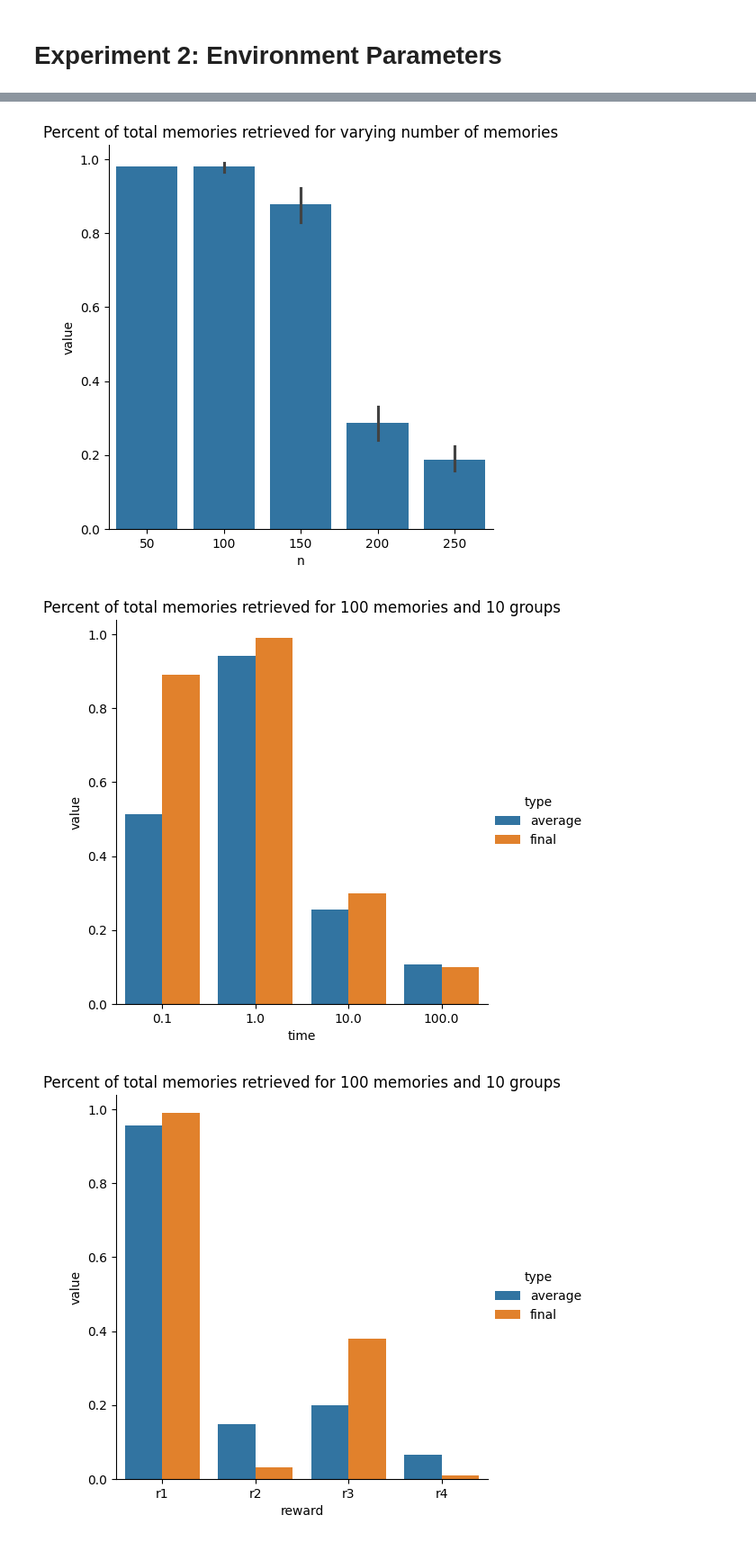
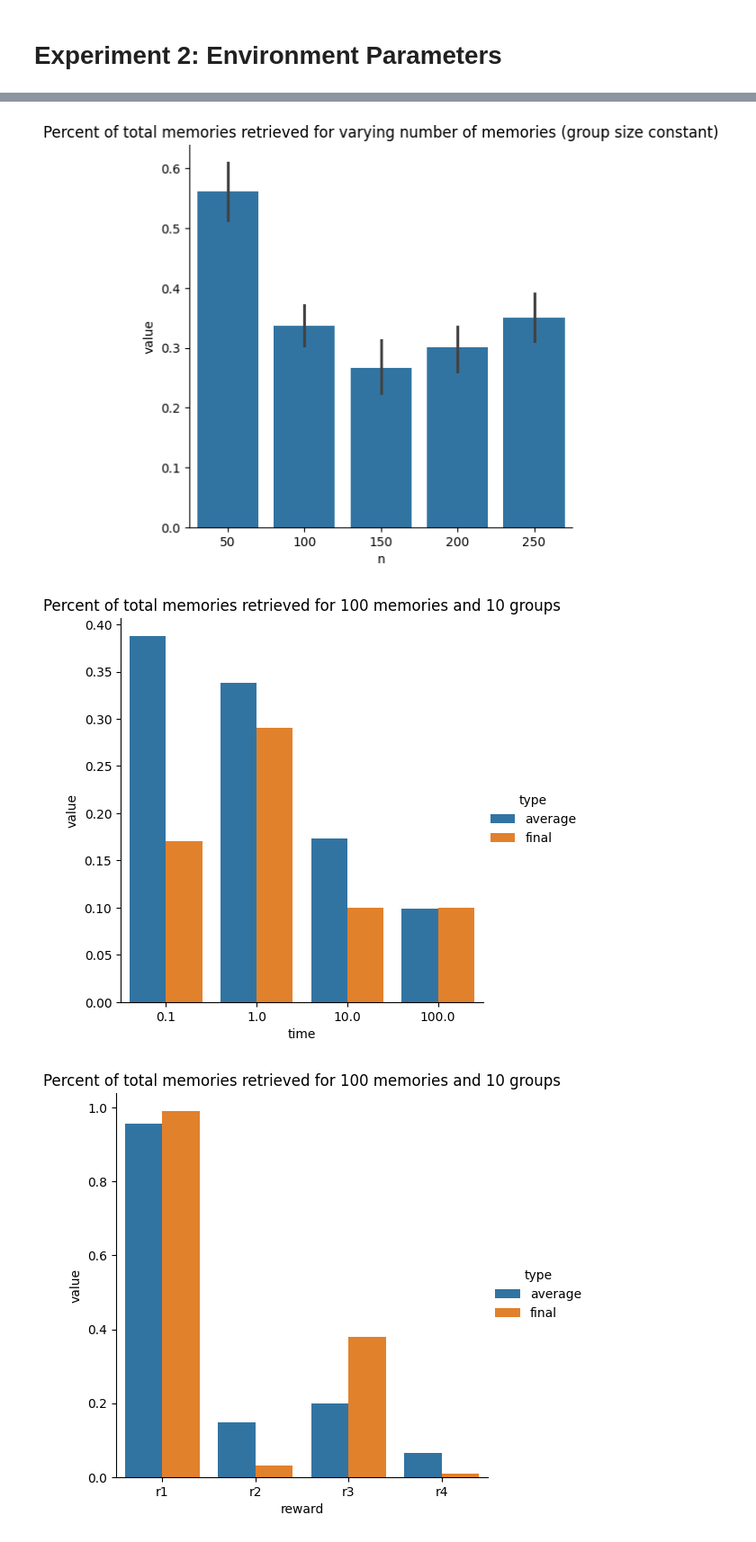
Before and after one commit to UWCCDL/OGM, a Jupyter notebook: ogm_model_code/analysis.ipynb, the cells around one changed output, grey strips where cells are left out. Shown at 90% size. Drawn from its saved outputs; the diff is of its cells as text; code cells hidden in the pictures.

Commit message:
Implemented higher trauma activation

```diff
--- a/ogm_model_code/analysis.ipynb
+++ b/ogm_model_code/analysis.ipynb
@@ -7,2 +7,5 @@ import model
 # %% [markdown]
 # Experiment 1: Agent Parameters
+# %%
+default_rewards = {i: 1 for i in range(100)}
+default_rewards[0] = -10
@@ -8,0 +17,8 @@ import model
+# %%
+environment = model.Memory(100, 20, default_rewards, trauma_active=100)
+agent = model.Agent()
+test = model.Simulator(agent, environment)
+test.run(20, 99, decay=False, print_message=True)
+for trial in test.record:
+    print(len(trial))
+print(agent.vtable)
@@ -52,7 +84,7 @@ def exp_2(n, groups, max_length, runs=100, time=0.1, rewards=None):
     if rewards is None:
         rewards = {i: 1 for i in range(n)}
         rewards[0] = -10
-    environment = model.Memory(n, groups, 99, rewards)
+    environment = model.Memory(n, groups, rewards)
     test = model.Simulator(agent, environment)
     test.run(runs, max_length, time=time)
     retrieval_length = [len(trial) for trial in test.record]
@@ -86,20 +118,22 @@ sns.catplot(data=pd.DataFrame(data), x="n", y="value", kind="bar")
 plt.title(f"Percent of total memories retrieved for varying number of memories (group size constant)")
 plt.show()
 # %% [output]
-[figure, old version]
+[figure, new version]
 # %%
 data = []
 n = 100
 groups = 10
 for t in [0.1, 1, 10, 100]:
-    avg, final = exp_2(n, groups, max_length=n - 1, time=t)
+    lengths = exp_2(n, groups, max_length=n - 1, time=t)
+    avg = np.mean(lengths)
+    final = lengths[-1]
     data.append({"time": t, "type": "average", "value": avg / n})
     data.append({"time": t, "type": "final", "value": final / n})
 sns.catplot(data=pd.DataFrame(data), x="time", y="value", hue="type", kind="bar")
 plt.title(f"Percent of total memories retrieved for {n} memories and {groups} groups")
 plt.show()
 # %% [output]
-[figure, old version]
+[figure, new version]
 # %%
 data = []
 groups = 10
```
Also changed, not shown: parts of 6 cells of this notebook, 3 other files.
